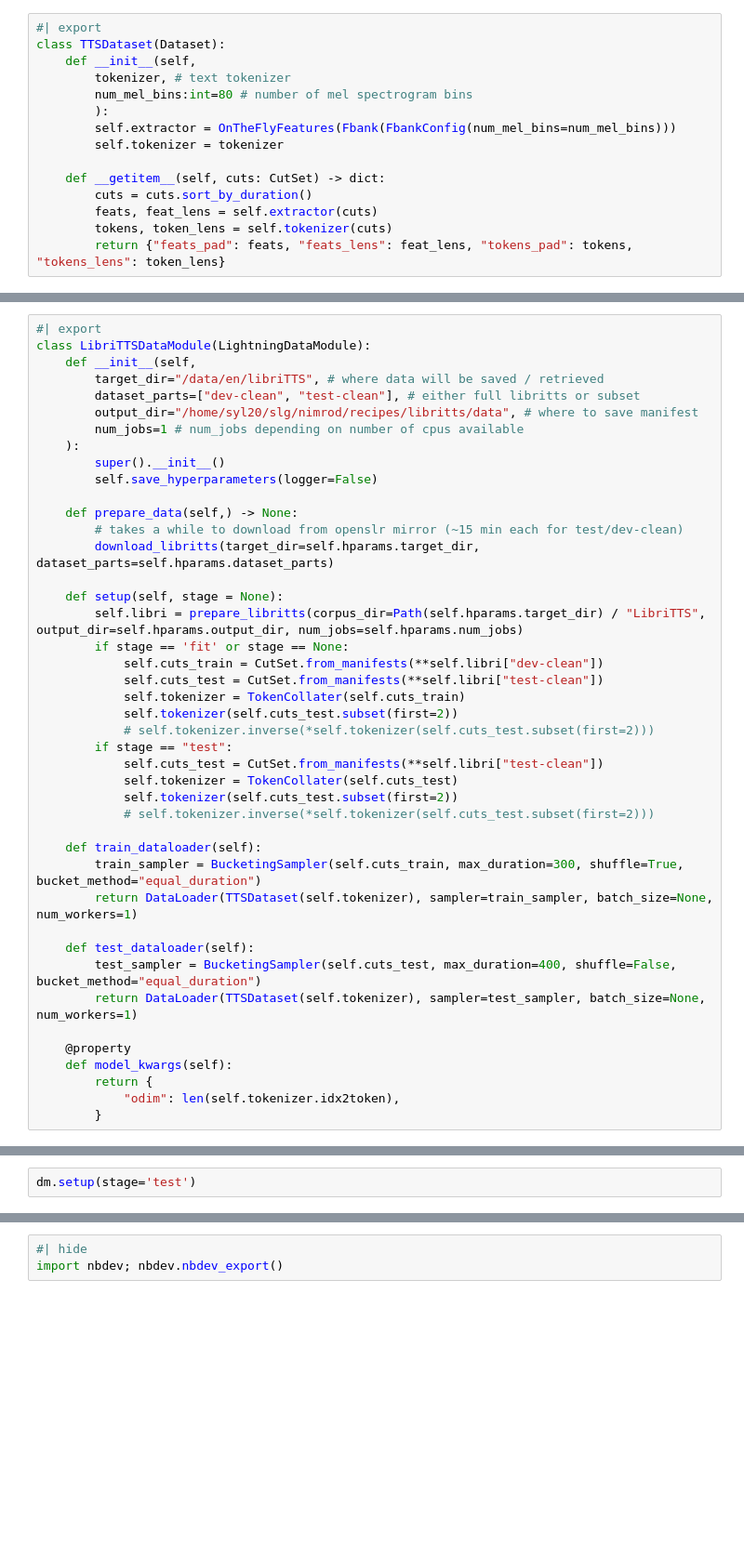
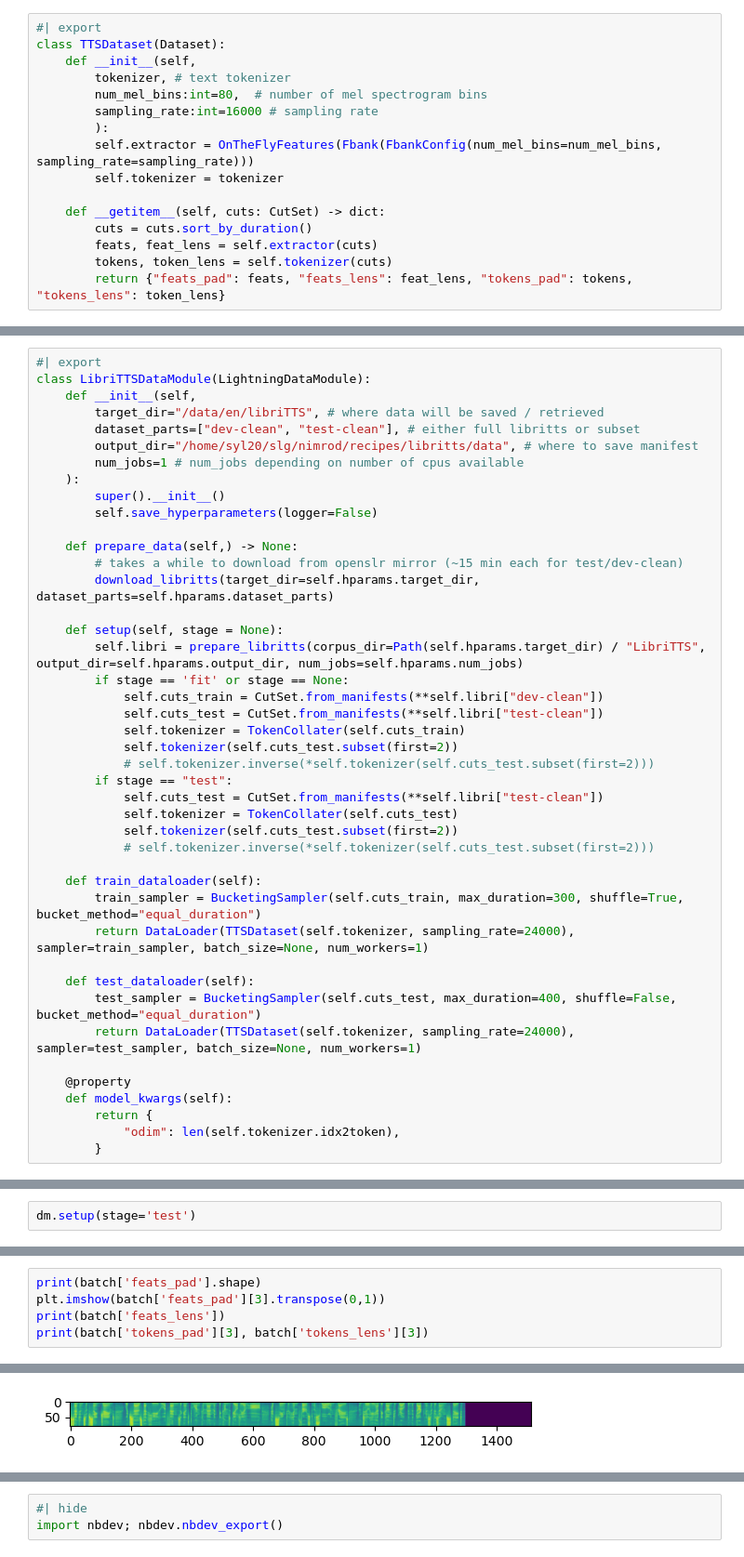
Before and after one commit to slegroux/nimrod, a Jupyter notebook: nbs/audio.datasets.tts.ipynb, the cells around one changed output, grey strips where cells are left out. Shown at 93% size. Drawn from its saved outputs; the diff is of its cells as text; blank space fills up the shorter version.

```diff
--- a/nbs/audio.datasets.tts.ipynb
+++ b/nbs/audio.datasets.tts.ipynb
@@ -57,9 +57,10 @@ class LhotseTTSDataset(Dataset):
 class TTSDataset(Dataset):
     def __init__(self,
         tokenizer, # text tokenizer
-        num_mel_bins:int=80 # number of mel spectrogram bins
+        num_mel_bins:int=80,  # number of mel spectrogram bins
+        sampling_rate:int=16000 # sampling rate
         ):
-        self.extractor = OnTheFlyFeatures(Fbank(FbankConfig(num_mel_bins=num_mel_bins)))
+        self.extractor = OnTheFlyFeatures(Fbank(FbankConfig(num_mel_bins=num_mel_bins, sampling_rate=sampling_rate)))
         self.tokenizer = tokenizer
 
     def __getitem__(self, cuts: CutSet) -> dict:
@@ -113,11 +119,11 @@ class LibriTTSDataModule(LightningDataModule):
 
     def train_dataloader(self):
         train_sampler = BucketingSampler(self.cuts_train, max_duration=300, shuffle=True, bucket_method="equal_duration")
-        return DataLoader(TTSDataset(self.tokenizer), sampler=train_sampler, batch_size=None, num_workers=1)
+        return DataLoader(TTSDataset(self.tokenizer, sampling_rate=24000), sampler=train_sampler, batch_size=None, num_workers=1)
 
     def test_dataloader(self):
         test_sampler = BucketingSampler(self.cuts_test, max_duration=400, shuffle=False, bucket_method="equal_duration")
-        return DataLoader(TTSDataset(self.tokenizer), sampler=test_sampler, batch_size=None, num_workers=1)
+        return DataLoader(TTSDataset(self.tokenizer, sampling_rate=24000), sampler=test_sampler, batch_size=None, num_workers=1)
 
     @property
     def model_kwargs(self):
@@ -140,0 +153,6 @@ dm.setup(stage='test')
+# %%
+print(batch['feats_pad'].shape)
+plt.imshow(batch['feats_pad'][3].transpose(0,1))
+print(batch['feats_lens'])
+print(batch['tokens_pad'][3], batch['tokens_lens'][3])
+# %% [output]
@@ -140,0 +174 @@ dm.setup(stage='test')
+[figure, added]
```
Also changed, not shown: parts of 5 cells of this notebook.
